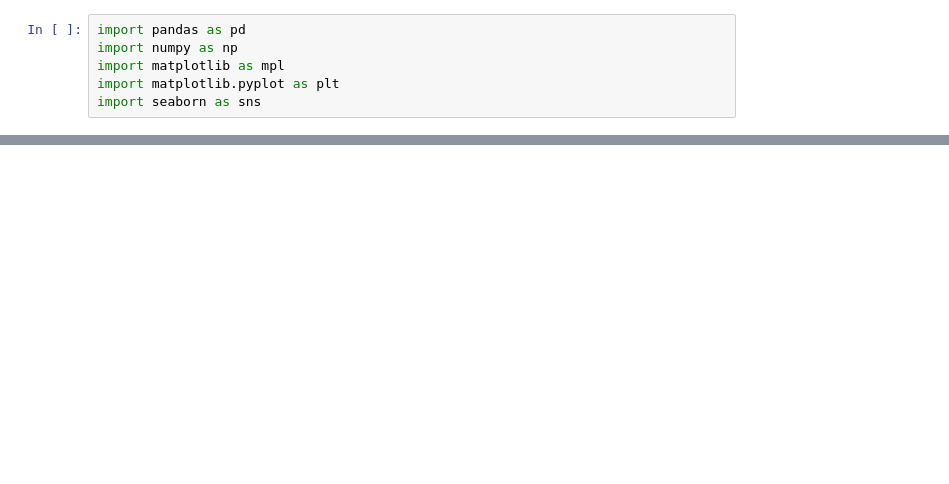
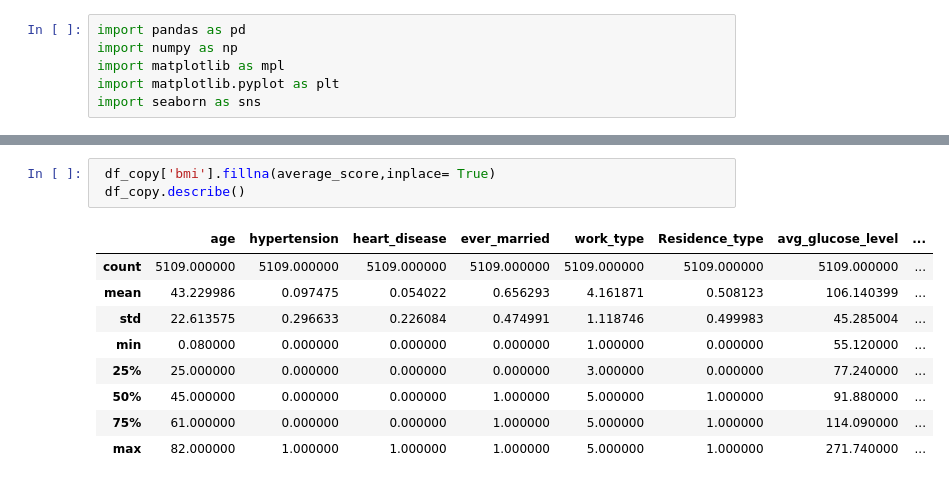
Before and after one commit to yunusemredincell/Stroke-Prediction-Project, a Jupyter notebook: Stroke-Prediction-Project/stroketest.ipynb, the cells around one changed output, grey strips where cells are left out. Cells and saved outputs as stored; diff of their text form; blank space fills up the shorter version.

```diff
--- a/Stroke-Prediction-Project/stroketest.ipynb
+++ b/Stroke-Prediction-Project/stroketest.ipynb
@@ -40,0 +199,13 @@ Starting Data Preprocessing
+# %%
+ df_copy['bmi'].fillna(average_score,inplace= True)
+ df_copy.describe()
+# %% [output]
+|  | age | hypertension | heart_disease | ever_married | work_type | Residence_type | avg_glucose_level | ... |
+| count | 5109.000000 | 5109.000000 | 5109.000000 | 5109.000000 | 5109.000000 | 5109.000000 | 5109.000000 | ... |
+| mean | 43.229986 | 0.097475 | 0.054022 | 0.656293 | 4.161871 | 0.508123 | 106.140399 | ... |
+| std | 22.613575 | 0.296633 | 0.226084 | 0.474991 | 1.118746 | 0.499983 | 45.285004 | ... |
+| min | 0.080000 | 0.000000 | 0.000000 | 0.000000 | 1.000000 | 0.000000 | 55.120000 | ... |
+| 25% | 25.000000 | 0.000000 | 0.000000 | 0.000000 | 3.000000 | 0.000000 | 77.240000 | ... |
+| 50% | 45.000000 | 0.000000 | 0.000000 | 1.000000 | 5.000000 | 1.000000 | 91.880000 | ... |
+| 75% | 61.000000 | 0.000000 | 0.000000 | 1.000000 | 5.000000 | 1.000000 | 114.090000 | ... |
+| max | 82.000000 | 1.000000 | 1.000000 | 1.000000 | 5.000000 | 1.000000 | 271.740000 | ... |
```
Also changed, not shown: parts of 29 cells of this notebook, 1 other file.
